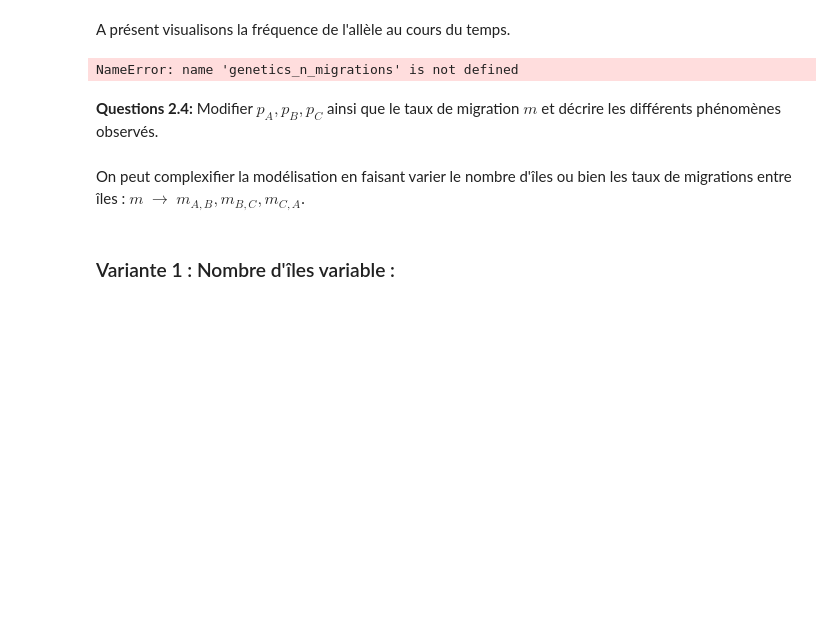
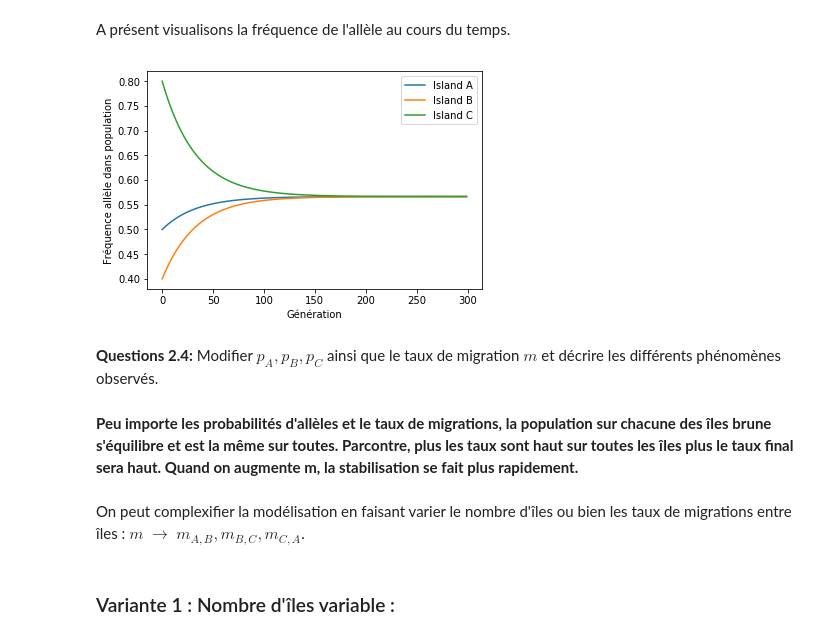
Before and after one commit to Bainur13/2, a Jupyter notebook: Sujet_Dynamique_Population_Etud.ipynb, the cells around one changed output. Cells and saved outputs as stored; diff of their text form; code cells hidden in the pictures; blank space fills up the shorter version.

```diff
--- a/Sujet_Dynamique_Population_Etud.ipynb
+++ b/Sujet_Dynamique_Population_Etud.ipynb
@@ -232,16 +272,16 @@ def update_genetics(p,m):
     '''
     p_new={}
     p_new['A'] = p['A']*(1-2*m)+p['B']*m+p['C']*m
-    p_new['B'] = 0. # Corriger ici
-    p_new['C'] = 0. # et là
+    p_new['B'] = p['B']*(1-2*m)+p['A']*m+p['C']*m
+    p_new['C'] = p['C']*(1-2*m)+p['B']*m+p['A']*m
     return p_new
 # %% [markdown]
 **Question 2.3 :** Compléter la signature et la description de la fonction *genetics_n_migrations* suivante.
 # %%
 def genetics_n_migrations(p,m,n):
     '''
-    ??? -> ???
-    ???
+     dict[str:float]*float*int-> List[int]
+    Update the population's genetics with generation
     '''
     keys=["A","B","C"]
     M = []
@@ -255,26 +308,30 @@ A présent visualisons la fréquence de l'allèle au cours du temps.
 # %%
 p = {'A' : 0.5,
     'B' : 0.4,
     'C' : 0.8}
 
 m = 0.01 # Ratio of the population that migrate every generation
 
 n = 300
 
 M = genetics_n_migrations(p,m,n)
 
 def plot_genetics(M,p):
     plt.figure()
     plt.plot(M)
     plt.legend(["Island "+i for i in p])
     plt.xlabel("Génération")
     plt.ylabel("Fréquence allèle dans population")
     plt.show()
     return
+plot_genetics(M,p)
 # %% [output]
-NameError: name 'genetics_n_migrations' is not defined
+[figure, added]
 # %% [markdown]
 **Questions 2.4:** Modifier $p_A,p_B,p_C$ ainsi que le taux de migration $m$ et décrire les différents phénomènes observés.
+# %% [markdown]
+**Peu importe les probabilités d'allèles et le taux de migrations, la population sur chacune des îles brune s'équilibre et est la même sur toutes.
+Parcontre, plus les taux sont haut sur toutes les îles plus le taux final sera haut. Quand on augmente m, la stabilisation se fait plus rapidement.**
 # %% [markdown]
 On peut complexifier la modélisation en faisant varier le nombre d'îles ou bien les taux de migrations entre îles : $m$ $\rightarrow$ $m_{A,B}, m_{B,C}, m_{C,A}$.
 # %% [markdown]
```
Also changed, not shown: parts of 23 cells of this notebook.
